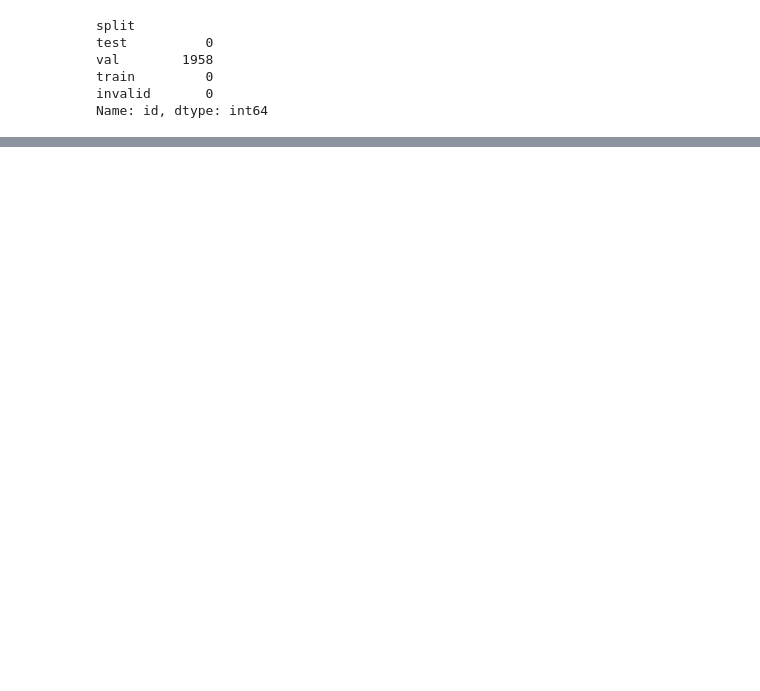
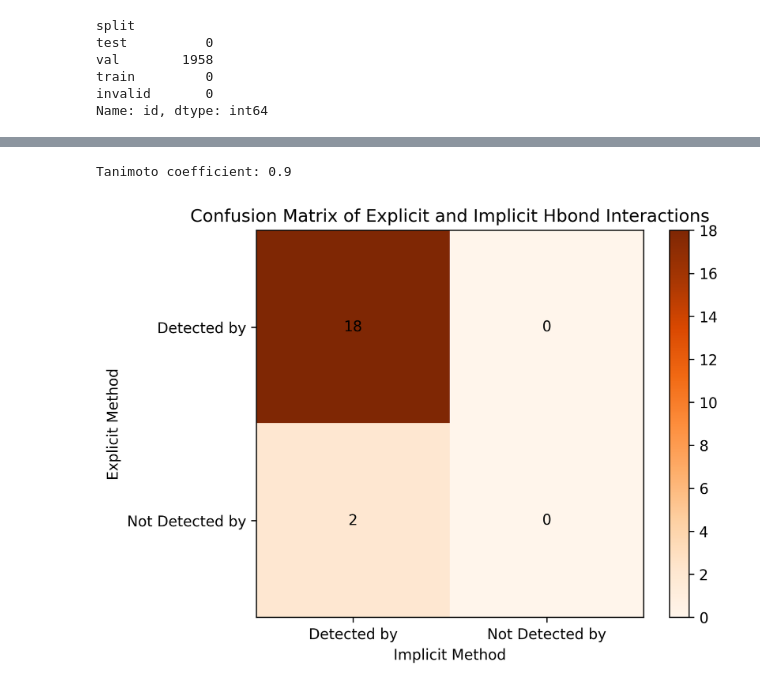
Before and after one commit to yuyuan871111/GSoC2025_Hbond_PM, a Jupyter notebook: validation/pinder_dataset_validation.ipynb, the cells around one changed output, grey strips where cells are left out. Saved outputs shown, nothing was run; the diff lists cells and outputs as text; code cells hidden in the pictures; blank space fills up the shorter version.

```diff
--- a/validation/pinder_dataset_validation.ipynb
+++ b/validation/pinder_dataset_validation.ipynb
@@ -90,0 +147,7 @@ with open("./data/pinder_test_local_paths.pkl", "rb") as f:
+# %%
+fp = plf.Fingerprint(["HBDonor", "HBAcceptor"], count=True)
+
+fp.run_from_iterable([protein_L_mol], protein_R_mol)
+
+fp_i = plf.Fingerprint(["ImplicitHBDonor", "ImplicitHBAcceptor"], count=True)
+fp_i.run_from_iterable([protein_L_mol_i], protein_R_mol_i)
@@ -90,0 +156,3 @@ with open("./data/pinder_test_local_paths.pkl", "rb") as f:
+# %%
+df = fp.to_dataframe().T
+df
@@ -90,0 +178,3 @@ with open("./data/pinder_test_local_paths.pkl", "rb") as f:
+# %%
+df_i = fp_i.to_dataframe().T
+df_i
@@ -90,0 +223,13 @@ with open("./data/pinder_test_local_paths.pkl", "rb") as f:
+# %%
+explicit_set = get_interactions(df)
+implicit_set = get_interactions(df_i)
+
+matrix = confusion_matrix(explicit_set, implicit_set)
+tm_coef = tanimoto_coefficient_by_confusion_matrix(matrix)
+# %%
+print("Tanimoto coefficient:", tm_coef)  # noqa: T201
+fig, ax = plot_confusion_matrix(matrix)
+fig.show()
+# %% [output]
+Tanimoto coefficient: 0.9
+[figure, added]
```
Also changed, not shown: parts of 19 cells of this notebook, 9 other files.
